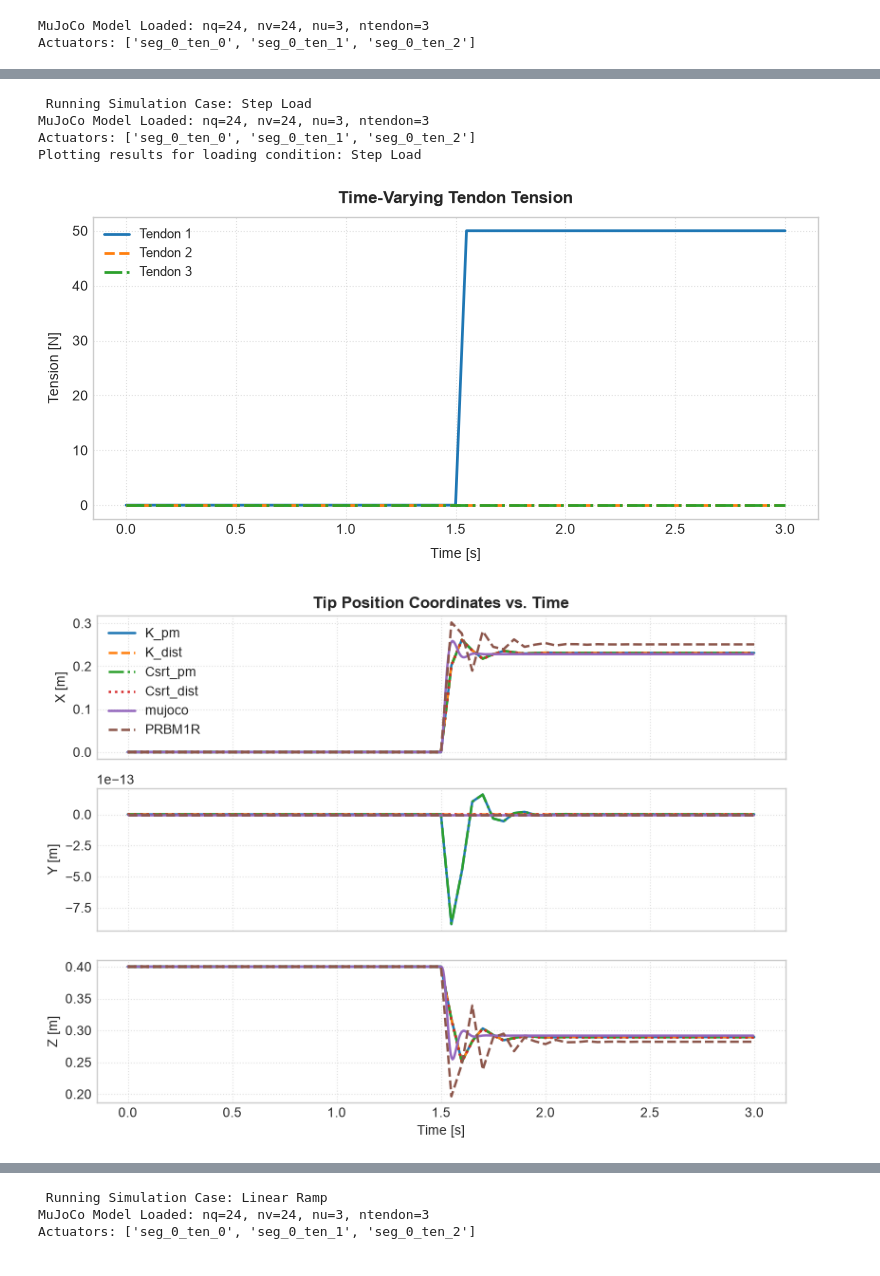
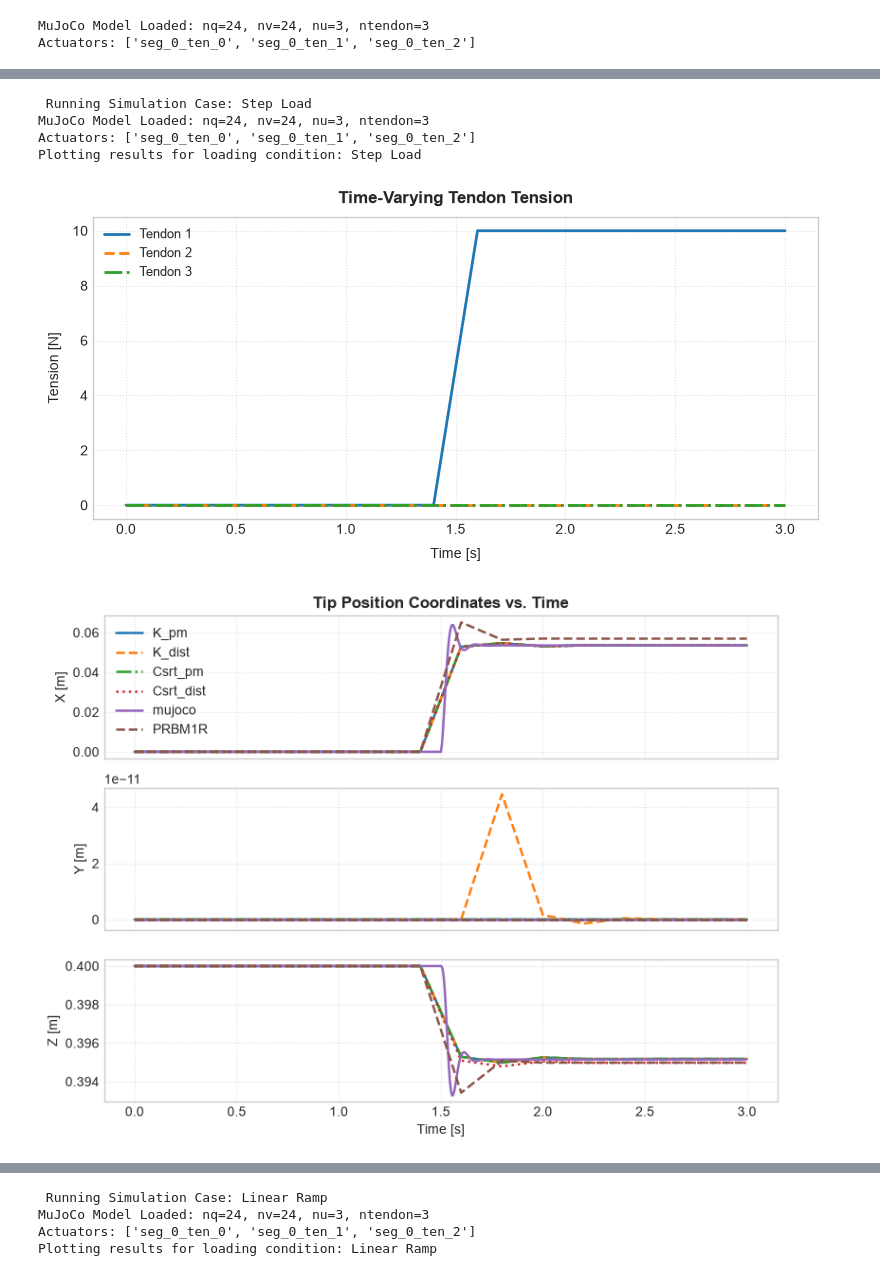
Before and after one commit to Manojprabhakar31/Statics-Dynamics-and-Control-of-Continuum-Soft-robots-using-Analytical-and-Data-driven-Approaches, a Jupyter notebook: Optimised_all.ipynb, the cells around one changed output, grey strips where cells are left out. Cells and saved outputs as stored; diff of their text form; code cells hidden in the pictures.

```diff
--- a/Optimised_all.ipynb
+++ b/Optimised_all.ipynb
@@ -200,7 +200,7 @@ I=np.pi*(radius**4/4)
 N = 8
 ds = L / N
 # TIME
-dt = 0.05
+dt = 0.2
 t_final = 3
 time_array = np.arange(0.0, t_final + dt, dt)
 
@@ -302,7 +302,7 @@ Ixx = Iyy    : 1.017876e-09 m^4
 
 # TENDON TENSIONS
 def pulse(t,t_on,t_off,T=10.0,tau=0.02): return 0.5*T*(np.tanh((t-t_on)/tau)-np.tanh((t-t_off)/tau))
-def T1(t): return 50/6*t*2#10 if t > t_final/2 else 0#pulse(t,0.0,2/3)+pulse(t,2.0,8/3) #10*(np.cos(np.pi*t)) if np.cos(np.pi*t) > 0 else 0# 10*abs(np.sin(np.pi*t))#
+def T1(t): return 20/t_final*t*2#10 if t > t_final/2 else 0#pulse(t,0.0,2/3)+pulse(t,2.0,8/3) #10*(np.cos(np.pi*t)) if np.cos(np.pi*t) > 0 else 0# 10*abs(np.sin(np.pi*t))#
 def T2(t): return 0.0 #pulse(t,2/3,4/3)+pulse(t,8/3,10/3) #10*(np.sin(np.pi*t)) if np.sin(np.pi*t) > 0 else 0#
 def T3(t): return 0.0 #pulse(t,4/3,2.0)+pulse(t,10/3,4.0) #10*(np.cos(np.pi+np.pi*t)) if np.cos(np.pi+np.pi*t) > 0 else 0#
 tension_func = [T1,T2,T3]
@@ -402,7 +402,7 @@ plotter.plot_tip_trajectory2(results, labels)
 # 7. MAIN
 # ============================================================
 
-amp=50.0  # Maximum tension amplitude for loading conditions
+amp=10.0  # Maximum tension amplitude for loading conditions
 # DEFINE DIFFERENT LOADING CONDITIONS
 load_cases = {
     "Step Load": [
@@ -536,34 +536,34 @@ for case_name, tension_func in load_cases.items():
 
     results_no_gravity  = [result1, result3, result5, result7, result9, results_prbm]
     labels_no_gravity   = ["K_pm", "K_dist","Csrt_pm","Csrt_dist","mujoco", "PRBM1R"]
     results3  = [result1, result3, result5, result7, results_prbm]
     labels3   = ["K_pm", "K_dist","Csrt_pm","Csrt_dist", "PRBM1R"]
 
     #results_with_gravity = [res_K_dist, res_Csrt_dist, result_sorosim]
     #labels_with_gravity  = ["Kirchhoff (Distributed)", "Cosserat (Distributed)", "SoRoSim"]
 
     # Store results for comparative summaries
     all_case_results[case_name] = {
         "no_g": (results_no_gravity, labels_no_gravity),
         #"with_g": (results_with_gravity, labels_with_gravity)
     }
 
     # Plot individual tip trajectories and backbone curves for this specific load case
     print(f"Plotting results for loading condition: {case_name}")
     plotter = pf.Plots()
     plotter.plot_tensions(result1["time"], tendons)
     plotter.plot_tip_coordinates(results_no_gravity, labels_no_gravity)
     #plotter.plot_tip_phase_portraits(results3, labels3)
     #plotter.plot_internal_wrench_snapshots(results3, labels3)
     #plotter.plot_internal_wrench_time_history(results3, labels3)
     #plotter.plot_tip_trajectory(results_no_gravity, labels_no_gravity)
-    #plotter.plot_tip_trajectory2(results_no_gravity, labels_no_gravity, plane="XZ")
-    #plotter.plot_tip_trajectory2(results_no_gravity, labels_no_gravity, plane="XY")
+    plotter.plot_tip_trajectory2(results_no_gravity, labels_no_gravity, plane="XZ")
+    plotter.plot_tip_trajectory2(results_no_gravity, labels_no_gravity, plane="XY")
     #plotter.plot_backbone_snapshots(results_no_gravity, labels_no_gravity)
 # %% [output]
  Running Simulation Case: Step Load
 MuJoCo Model Loaded: nq=24, nv=24, nu=3, ntendon=3
 Actuators: ['seg_0_ten_0', 'seg_0_ten_1', 'seg_0_ten_2']
 Plotting results for loading condition: Step Load
-[figure, old version]
+[figure, new version]
-[figure, old version]
+[figure, new version]
@@ -570,3 +572,4 @@ Plotting results for loading condition: Step Load
  Running Simulation Case: Linear Ramp
 MuJoCo Model Loaded: nq=24, nv=24, nu=3, ntendon=3
 Actuators: ['seg_0_ten_0', 'seg_0_ten_1', 'seg_0_ten_2']
+Plotting results for loading condition: Linear Ramp
```
Also changed, not shown: parts of 2 cells of this notebook, 1 other file.
